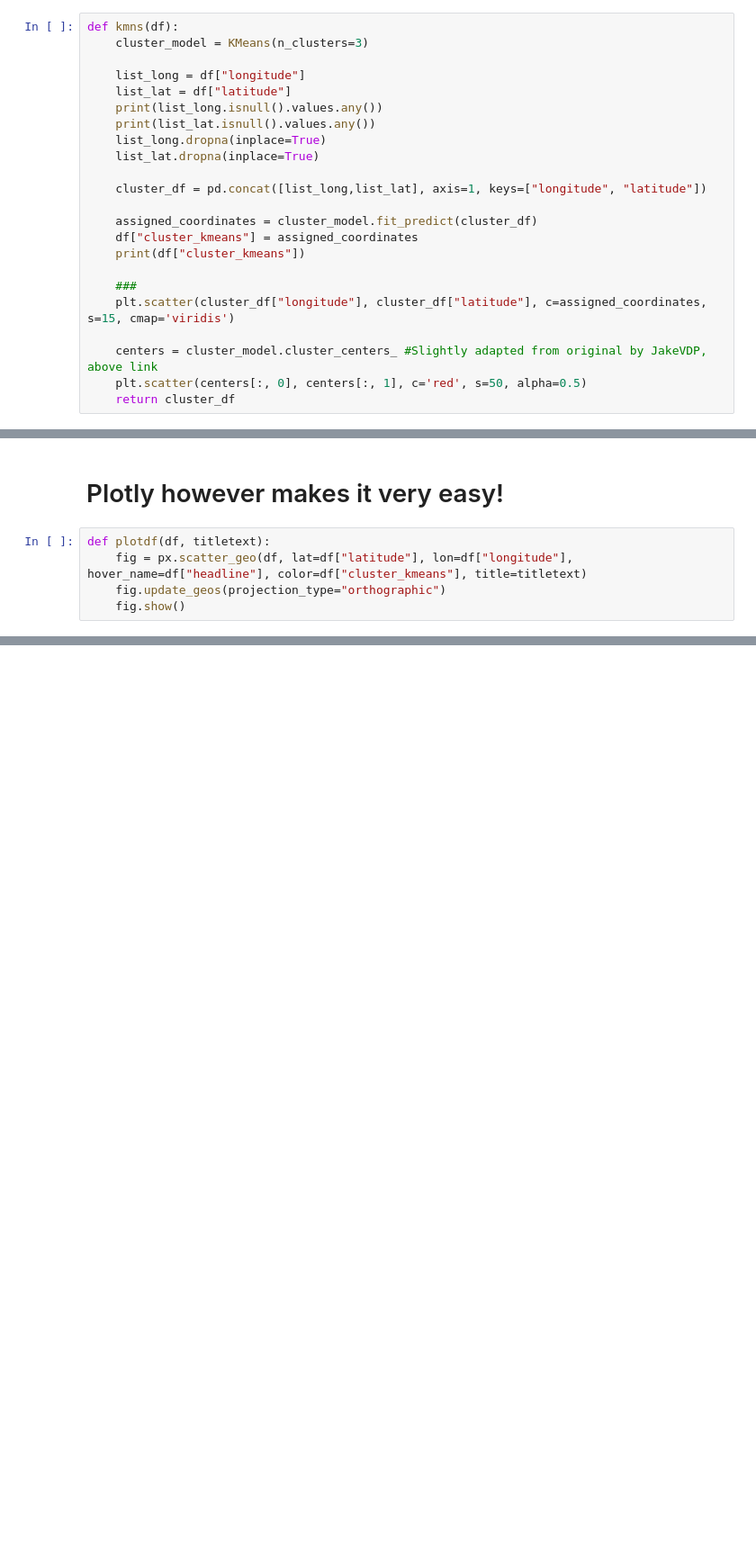
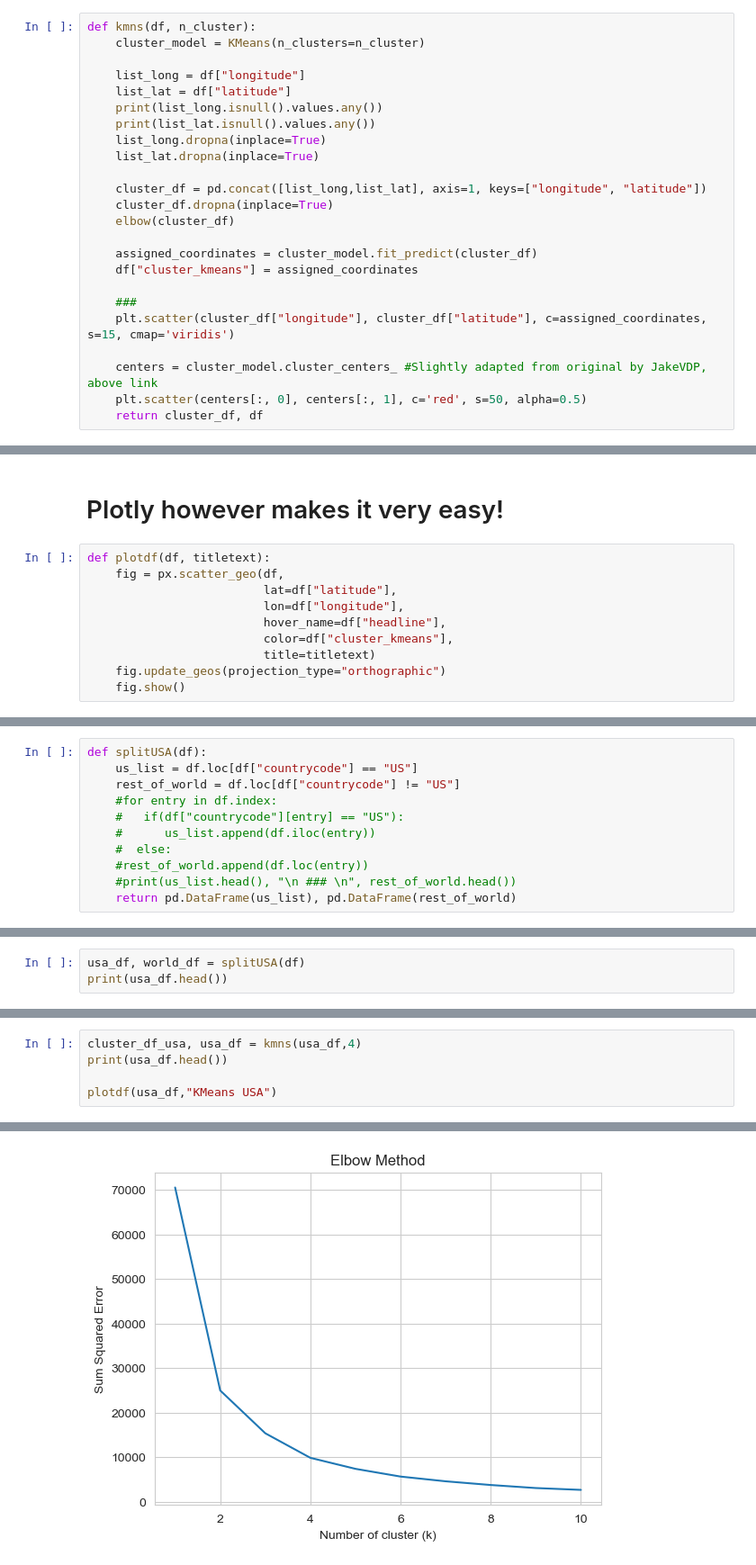
Before and after one commit to felixdellner/Discovering-Disease-Outbreaks-from-News-Headlines, a Jupyter notebook: solution.ipynb, the cells around one changed output, grey strips where cells are left out. Shown at 90% size. Cells and saved outputs as stored; diff of their text form; blank space fills up the shorter version.

Commit message:
separated usa and world

```diff
--- a/solution.ipynb
+++ b/solution.ipynb
@@ -266,8 +266,8 @@ def elbow(df):
 # %% [markdown]
 # Basic scatterplot of the fits and centroids - notice the shape
 # %%
-def kmns(df):
-    cluster_model = KMeans(n_clusters=3)
+def kmns(df, n_cluster):
+    cluster_model = KMeans(n_clusters=n_cluster)
 
     list_long = df["longitude"]
     list_lat = df["latitude"]
@@ -277,17 +277,18 @@ def kmns(df):
     list_lat.dropna(inplace=True)
 
     cluster_df = pd.concat([list_long,list_lat], axis=1, keys=["longitude", "latitude"])
+    cluster_df.dropna(inplace=True)
+    elbow(cluster_df)
 
     assigned_coordinates = cluster_model.fit_predict(cluster_df)
     df["cluster_kmeans"] = assigned_coordinates
-    print(df["cluster_kmeans"])
 
     ###
     plt.scatter(cluster_df["longitude"], cluster_df["latitude"], c=assigned_coordinates, s=15, cmap='viridis')
 
     centers = cluster_model.cluster_centers_ #Slightly adapted from original by JakeVDP, above link
     plt.scatter(centers[:, 0], centers[:, 1], c='red', s=50, alpha=0.5)
-    return cluster_df
+    return cluster_df, df
 # %% [markdown]
  # DBSCAN
 # %%
@@ -316,6 +317,11 @@ plt.show()
 # Plotly however makes it very easy!
 # %%
 def plotdf(df, titletext):
-    fig = px.scatter_geo(df, lat=df["latitude"], lon=df["longitude"], hover_name=df["headline"], color=df["cluster_kmeans"], title=titletext)
+    fig = px.scatter_geo(df,
+                         lat=df["latitude"],
+                         lon=df["longitude"],
+                         hover_name=df["headline"],
+                         color=df["cluster_kmeans"],
+                         title=titletext)
     fig.update_geos(projection_type="orthographic")
     fig.show()
@@ -343,0 +328,11 @@ ValueError: could not convert string to float: 'Wichita Falls'
+# %%
+def splitUSA(df):
+    us_list = df.loc[df["countrycode"] == "US"]
+    rest_of_world = df.loc[df["countrycode"] != "US"]
+    #for entry in df.index:
+    #   if(df["countrycode"][entry] == "US"):
+    #      us_list.append(df.iloc(entry))
+    #  else:
+    #rest_of_world.append(df.loc(entry))
+    #print(us_list.head(), "\n ### \n", rest_of_world.head())
+    return pd.DataFrame(us_list), pd.DataFrame(rest_of_world)
@@ -343,0 +343,3 @@ ValueError: could not convert string to float: 'Wichita Falls'
+# %%
+usa_df, world_df = splitUSA(df)
+print(usa_df.head())
@@ -343,0 +362,6 @@ ValueError: could not convert string to float: 'Wichita Falls'
+# %%
+cluster_df_usa, usa_df = kmns(usa_df,4)
+print(usa_df.head())
+
+plotdf(usa_df,"KMeans USA")
+# %% [output]
@@ -343,0 +370 @@ ValueError: could not convert string to float: 'Wichita Falls'
+[figure, added]
```
Also changed, not shown: parts of 5 cells of this notebook.
